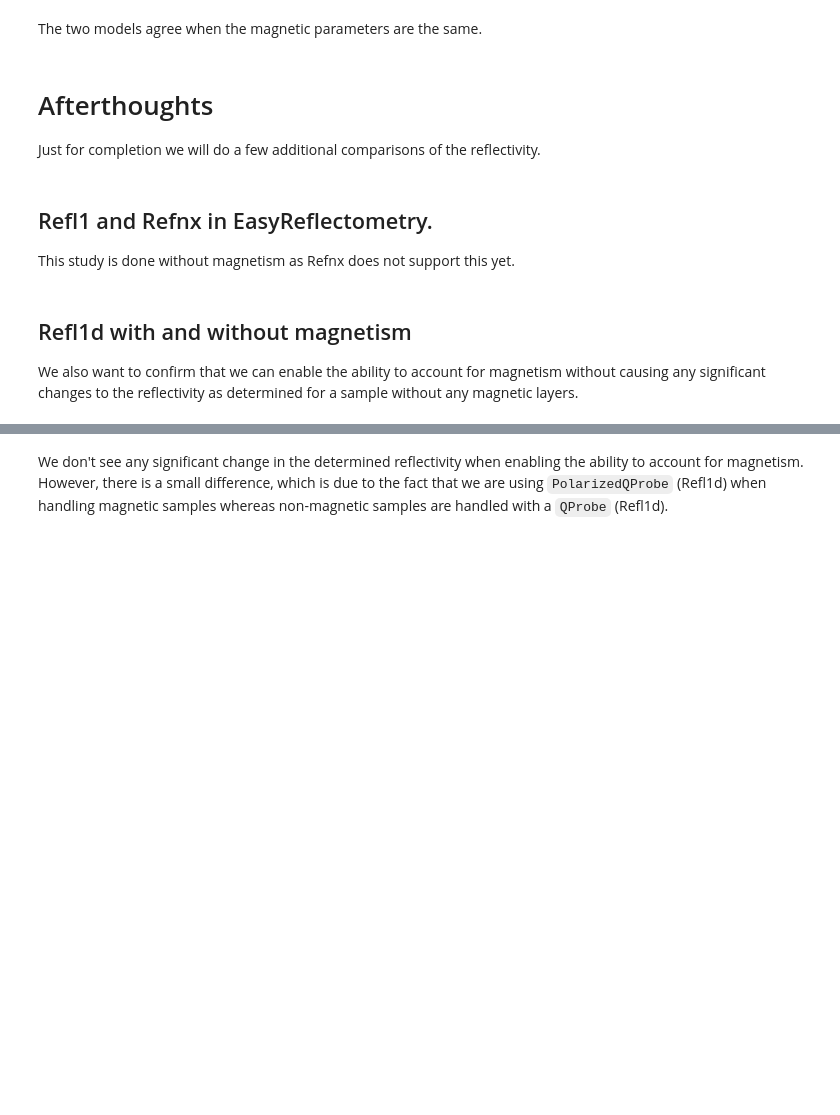
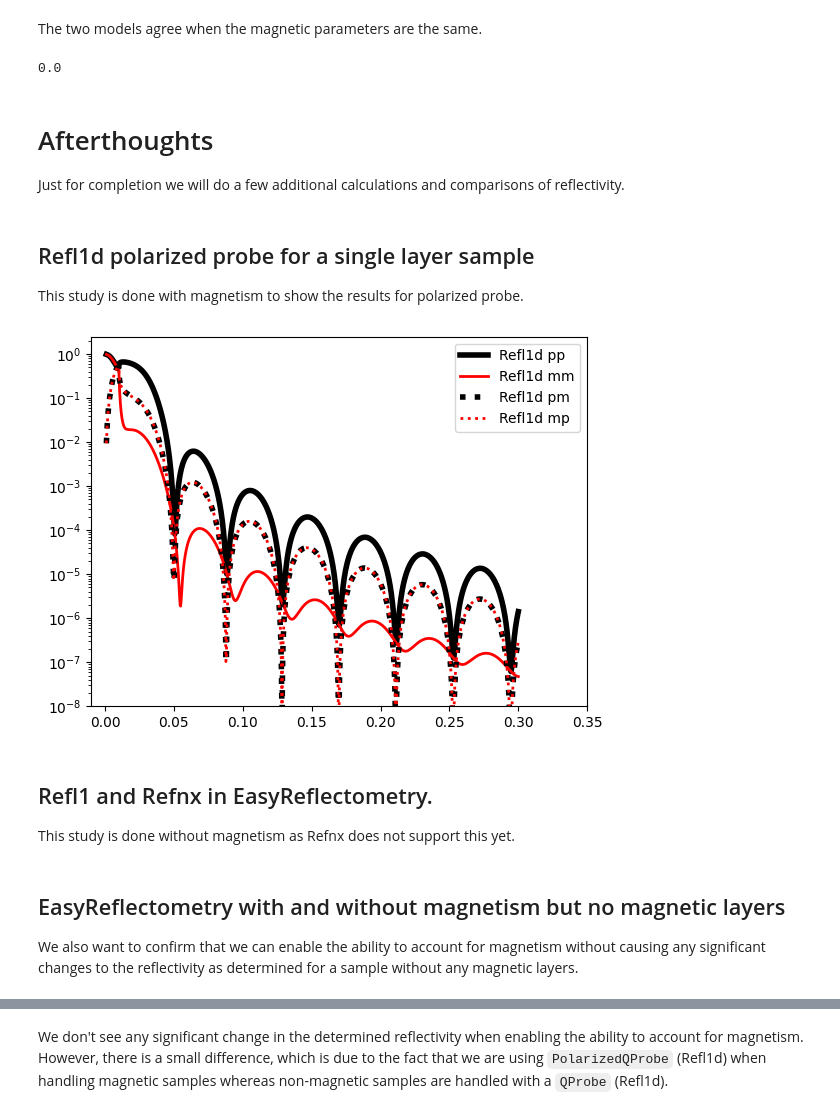
Before and after one commit to EasyScience/EasyReflectometryLib, a Jupyter notebook: docs/src/tutorials/magnetism.ipynb, the cells around one changed output, grey strips where cells are left out. Saved outputs shown, nothing was run; the diff lists cells and outputs as text; code cells hidden in the pictures; blank space fills up the shorter version.

```diff
--- a/docs/src/tutorials/magnetism.ipynb
+++ b/docs/src/tutorials/magnetism.ipynb
@@ -211,10 +220,66 @@ plot_apply_makeup()
 # %% [markdown]
 The two models agree when the magnetic parameters are the same.
 # %%
-print(max(abs(model_data_magnetism_easy - model_data_magnetism_ref1d_raw)))
+print(max(abs(model_data_magnetism_easy - model_data_magnetism_ref1d)))
+# %% [output]
+0.0
 # %% [markdown]
 # Afterthoughts
-Just for completion we will do a few additional comparisons of the reflectivity.
+Just for completion we will do a few additional calculations and comparisons of reflectivity.
+# %% [markdown]
+## Refl1d polarized probe for a single layer sample
+ This study is done with magnetism to show the results for polarized probe.
+# %%
+# The magnetism is set to 8.
+# This would double (pp) and cancel out (mm) the magnitude of the reflectivity oscillations when its angle is set to 90
+# This would the strongest spin-flipping (pm and mp) when its angle is set to 0
+refl1d_sample = (
+    refl1d_si(0, 2) |
+    refl1d_sld_8(150, 2, magnetism=refl1d.names.Magnetism(rhoM=8, thetaM=45)) |
+    refl1d_vacuum(0, 2)
+)
+
+probe_pp = refl1d.names.QProbe(
+        Q=model_coords,
+        dQ=np.zeros(len(model_coords)),
+        intensity=1,
+        background=0,
+    )
+probe_pm = refl1d.names.QProbe(
+        Q=model_coords,
+        dQ=np.zeros(len(model_coords)),
+        intensity=1,
+        background=0,
+    )
+probe_mp = refl1d.names.QProbe(
+        Q=model_coords,
+        dQ=np.zeros(len(model_coords)),
+        intensity=1,
+        background=0,
+    )
+probe_mm = refl1d.names.QProbe(
+        Q=model_coords,
+        dQ=np.zeros(len(model_coords)),
+        intensity=1,
+        background=0,
+    )
+
+four_probes = [probe_pp, probe_pm, probe_mp, probe_mm]
+polarized_probe = refl1d.names.PolarizedQProbe(xs=four_probes, name='polarized')
+experiment = refl1d.names.Experiment(probe=polarized_probe, sample=refl1d_sample)
+model_data_magnetism_ref1d_raw_pp = experiment.reflectivity()[0][1]
+model_data_magnetism_ref1d_raw_pm = experiment.reflectivity()[1][1]
+model_data_magnetism_ref1d_raw_mp = experiment.reflectivity()[2][1]
+model_data_magnetism_ref1d_raw_mm = experiment.reflectivity()[3][1]
+
+plt.plot(model_coords, model_data_magnetism_ref1d_raw_pp, '-k', label='Refl1d pp', linewidth=4)
+plt.plot(model_coords, model_data_magnetism_ref1d_raw_mm, '-r', label='Refl1d mm', linewidth=2)
+plt.plot(model_coords, model_data_magnetism_ref1d_raw_pm, ':k', label='Refl1d pm', linewidth=4)
+plt.plot(model_coords, model_data_magnetism_ref1d_raw_mp, ':r', label='Refl1d mp', linewidth=2)
+
+plot_apply_makeup()
+# %% [output]
+[figure, added]
 # %% [markdown]
 ## Refl1 and Refnx in EasyReflectometry.
 This study is done without magnetism as Refnx does not support this yet.
@@ -239,6 +306,6 @@ plt.plot(model_coords, model_data_no_magnetism_ref1d, 'r-', label=f'EasyReflecto
 
 plot_apply_makeup()
 # %% [markdown]
-## Refl1d with and without magnetism
+## EasyReflectometry with and without magnetism but no magnetic layers
 We also want to confirm that we can enable the ability to account for magnetism without causing any significant changes to the reflectivity as determined for a sample without any magnetic layers.
 # %%
```
Also changed, not shown: parts of 17 cells of this notebook, 3 other files.
